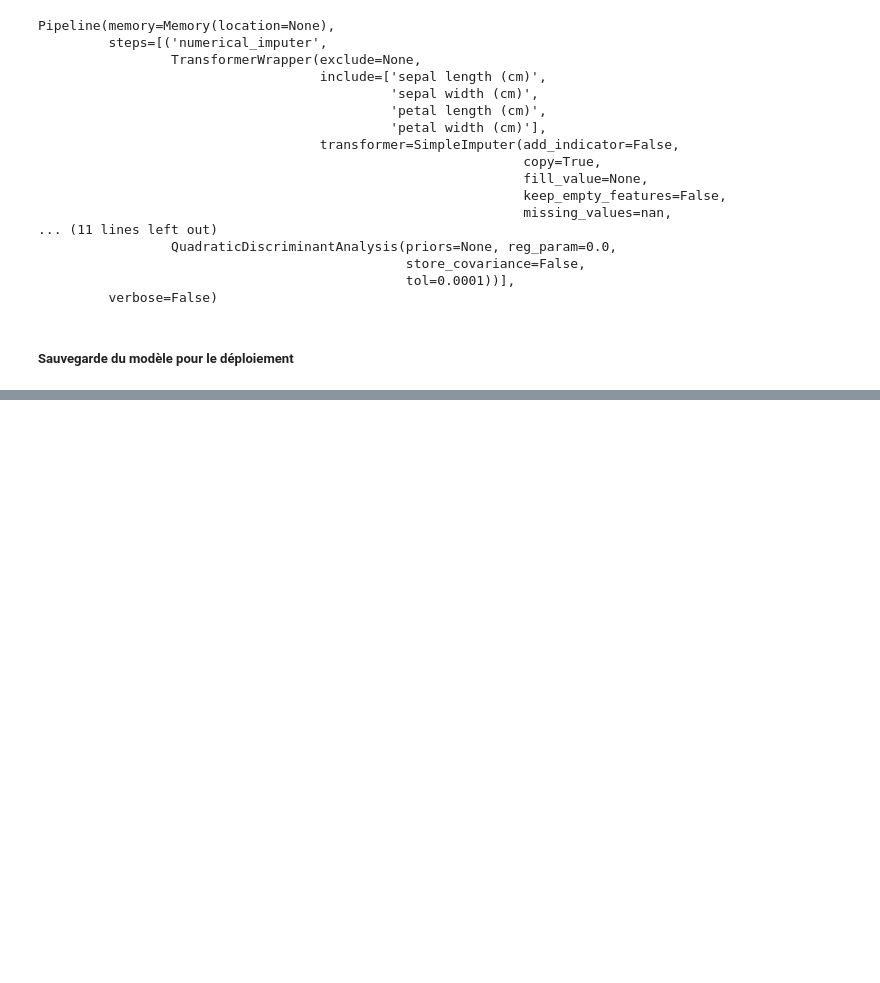
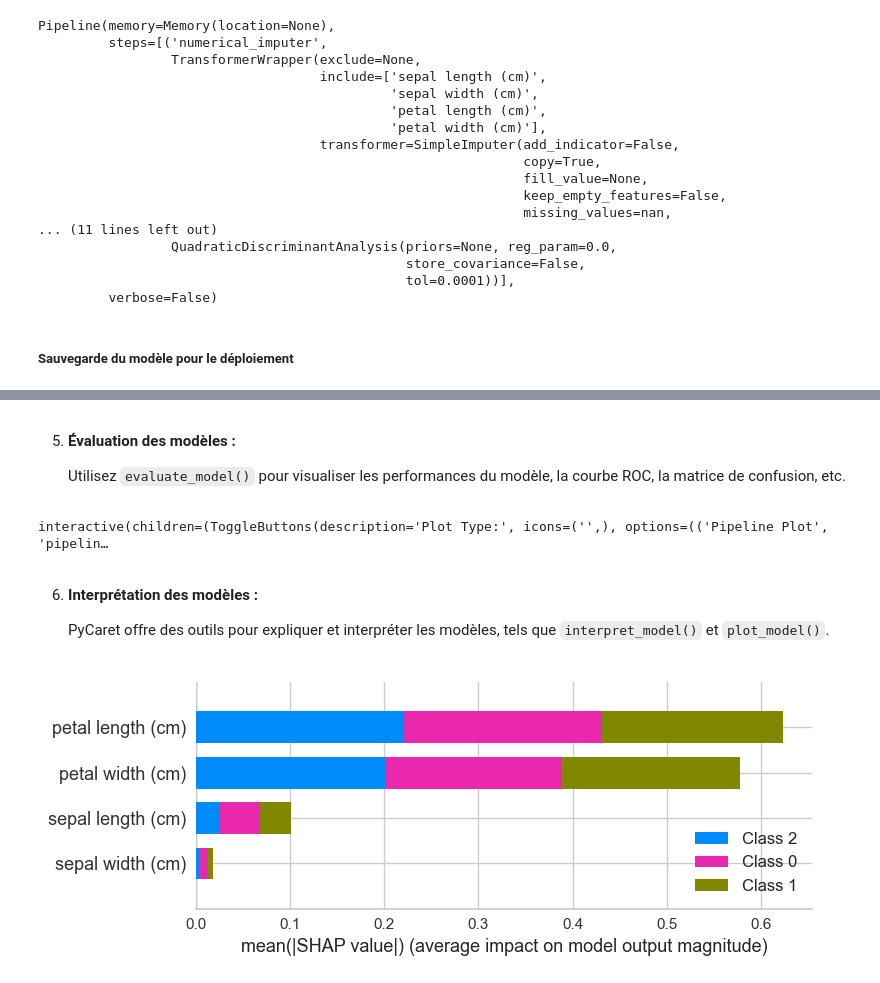
Before and after one commit to Melobgn/Veille-algorithmes-ML, a Jupyter notebook: support_vector_machines/cours_pycaret.ipynb, the cells around one changed output, grey strips where cells are left out. Saved outputs shown, nothing was run; the diff lists cells and outputs as text; code cells hidden in the pictures; blank space fills up the shorter version.

```diff
--- a/support_vector_machines/cours_pycaret.ipynb
+++ b/support_vector_machines/cours_pycaret.ipynb
@@ -355,0 +363,3 @@ Pipeline(memory=Memory(location=None),
+# %%
+rf_model = create_model('rf')  # Random Forest
+tuned_rf_model = tune_model(rf_model)
@@ -355,0 +424,12 @@ Pipeline(memory=Memory(location=None),
+# %% [markdown]
+5. **Évaluation des modèles :**
+
+   Utilisez `evaluate_model()` pour visualiser les performances du modèle, la courbe ROC, la matrice de confusion, etc.
+# %%
+evaluate_model(ensembled_model)
+# %% [output]
+interactive(children=(ToggleButtons(description='Plot Type:', icons=('',), options=(('Pipeline Plot', 'pipelin…
+# %% [markdown]
+6. **Interprétation des modèles :**
+
+   PyCaret offre des outils pour expliquer et interpréter les modèles, tels que `interpret_model()` et `plot_model()`.
@@ -355,0 +438,4 @@ Pipeline(memory=Memory(location=None),
+# %%
+interpret_model(rf_model)
+# %% [output]
+[figure, added]
```
Also changed, not shown: parts of 30 cells of this notebook, 4 other files.
